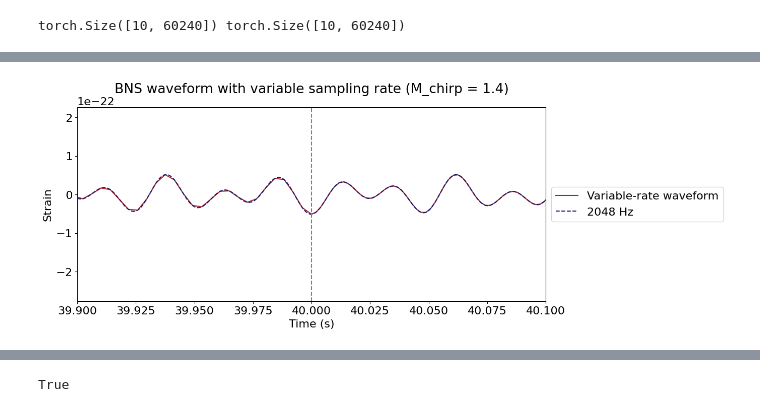
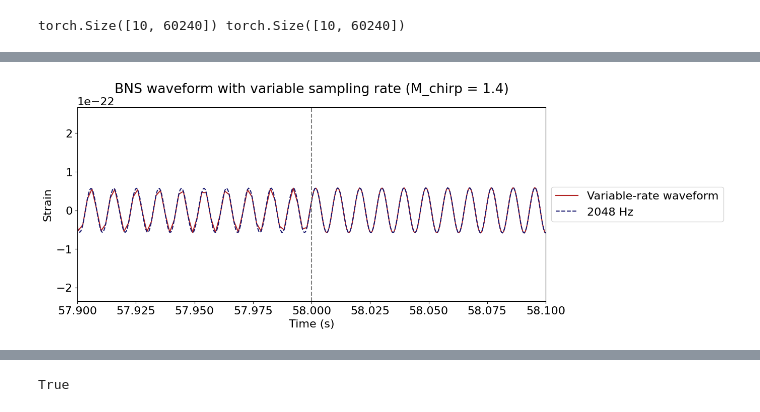
Before and after one commit to bhgupta20/mlgw-project, a Jupyter notebook: bns_tutorial/ml4gw_BNS.ipynb, the cells around one changed output, grey strips where cells are left out. Drawn from its saved outputs; the diff is of its cells as text; code cells hidden in the pictures.

```diff
--- a/bns_tutorial/ml4gw_BNS.ipynb
+++ b/bns_tutorial/ml4gw_BNS.ipynb
@@ -203,26 +196,27 @@ def generate_bns_waveforms(
     approximant = IMRPhenomD().to(device)
     hc_f, hp_f = approximant(f=frequencies[freq_mask], f_ref=f_ref, **params)
 
+    generator = TimeDomainCBCWaveformGenerator(
+    approximant=approximant,
+    sample_rate=sample_rate,
+    f_min=f_min,
+    duration=waveform_duration,
+    right_pad=ringdown_duration,
+    f_ref=f_ref,
+    ).to(device)
+
     # Build full spectrum with zero padding
-    shape = (hc_f.shape[0], num_freqs)
-    hc_spectrum = torch.zeros(shape, dtype=hc_f.dtype, device=device)
-    hp_spectrum = torch.zeros(shape, dtype=hp_f.dtype, device=device)
-    hc_spectrum[:, freq_mask] = hc_f
-    hp_spectrum[:, freq_mask] = hp_f
+    params["mass_1"], params["mass_2"] = chirp_mass_and_mass_ratio_to_components(
+    params["chirp_mass"], params["mass_ratio"])
 
-    # Inverse FFT to time domain
-    hc = torch.fft.irfft(hc_spectrum) * sample_rate
-    hp = torch.fft.irfft(hp_spectrum) * sample_rate
+    params["s1z"], params["s2z"] = params["chi1"], params["chi2"]
 
-    # Shift waveform for ringdown
-    ringdown_size = int(ringdown_duration * sample_rate)
-    hc = torch.roll(hc, -ringdown_size, dims=-1)
-    hp = torch.roll(hp, -ringdown_size, dims=-1)
+    hp, hc = generator(**params)
 
     # Time axis
     times = torch.arange(0, waveform_duration, 1 / sample_rate).to(device)
 
-    return hc_f, hp_f, hc, hp, frequencies, freq_mask, times
+    return hc_f, hp_f, hc, hp, times
 # %%
 def t_chirp(
     chirp_mass=1.4, # solar masses
@@ -367,7 +351,7 @@ def generate_multi_sr_waveforms(
     for sr in sample_rates:
         f_max = sr // 2  # Nyquist frequency
 
-        hc_f_sr, hp_f_sr, hc_t_sr, hp_t_sr, freq_sr, freq_m_sr, t_sr = generate_bns_waveforms(
+        _, _, hp_sr, hc_sr, t_sr = generate_bns_waveforms(
             num_waveforms=1,
             waveform_duration=waveform_duration,
             sample_rate=sr,
@@ -379,8 +363,8 @@ def generate_multi_sr_waveforms(
 
         results[sr] = {
             't': t_sr.cpu(),
-            'hp': hp_t_sr[0].cpu(),
-            'hc': hc_t_sr[0].cpu()
+            'hp': hp_sr[0].cpu(),
+            'hc': hc_sr[0].cpu()
         }
 
     return results
@@ -538,12 +490,9 @@ def generate_variable_rate_waveform(waveform, sr=2048, schedule=None, device=Non
 import time
 start_time = time.time()
 
-h_var_mid, times_mid = generate_variable_rate_waveform(
-    waveform=result_mid[2048]['hp'],
-    sr=2048,
-    schedule=None,
-    device=device
-)
+idx_mid = build_variable_indices(sr=2048)
+h_var_mid = result_mid[2048]['hp'].index_select(dim=-1, index=idx_mid)
+times_mid = torch.arange(0, 60, 1/2048).index_select(dim=-1, index=idx_mid)
 
 end_time = time.time()
 elapsed_time = end_time - start_time
@@ -553,14 +502,15 @@ Elapsed time: 0.0122 seconds
 # %%
 plt.figure(figsize=(12, 5))
 plt.plot(times_mid.cpu(), h_var_mid.cpu().squeeze(), color='firebrick', label='Variable-rate waveform')
 plt.plot(result_mid[2048]['t'], result_mid[2048]['hp'],color='midnightblue', linestyle='--', label='2048 Hz')
 plt.axvline(40, linestyle='--', color='grey')
 plt.axvline(58, linestyle='--', color='grey')
 plt.xlabel("Time (s)")
 plt.ylabel("Strain")
 plt.title("BNS waveform with variable sampling rate (M_chirp = 1.4)")
 plt.legend(loc='center left', bbox_to_anchor=(1, 0.5))
-plt.xlim(39.9,40.1)
+# plt.xlim(39.9,40.1)
+plt.xlim(57.9,58.1)
 plt.show()
 # %% [output]
-[figure, old version]
+[figure, new version]
```
Also changed, not shown: parts of 45 cells of this notebook.
